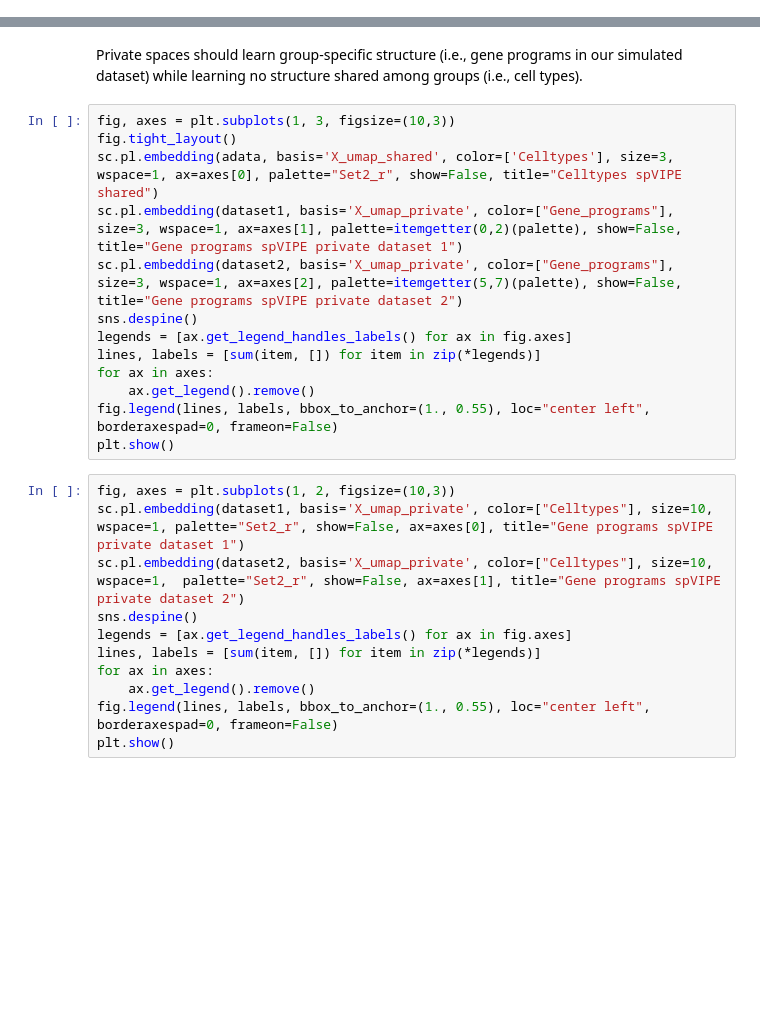
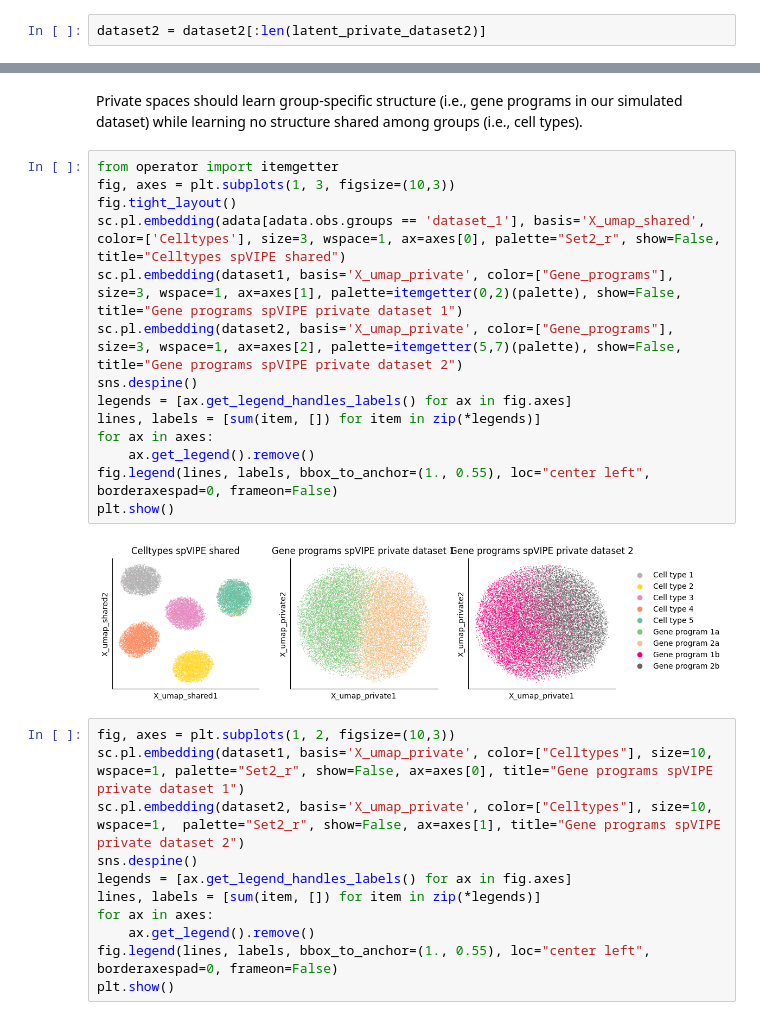
Before and after one commit to nrclaudio/spVIPES, a Jupyter notebook: docs/notebooks/Tutorial.ipynb, the cells around one changed output, grey strips where cells are left out. Saved outputs shown, nothing was run; the diff lists cells and outputs as text; blank space fills up the shorter version.

```diff
--- a/docs/notebooks/Tutorial.ipynb
+++ b/docs/notebooks/Tutorial.ipynb
@@ -104,6 +252,8 @@ dataset1.obsm['X_spVIPES_private'] = latent_private_dataset1
 sc.pp.neighbors(dataset1, use_rep="X_spVIPES_private", key_added="spvipes_private")
 sc.tl.umap(dataset1, neighbors_key="spvipes_private")
 dataset1.obsm['X_umap_private'] = dataset1.obsm['X_umap'].copy()
+# %%
+dataset2 = dataset2[:len(latent_private_dataset2)]
 # %%
 dataset2.obsm['X_spVIPES_private'] = latent_private_dataset2
 sc.pp.neighbors(dataset2, use_rep="X_spVIPES_private", key_added="spvipes_private")
@@ -114,18 +264,21 @@ palette = sns.color_palette('Accent')
 # %% [markdown]
 Private spaces should learn group-specific structure (i.e., gene programs in our simulated dataset) while learning no structure shared among groups (i.e., cell types).
 # %%
+from operator import itemgetter
 fig, axes = plt.subplots(1, 3, figsize=(10,3))
 fig.tight_layout()
-sc.pl.embedding(adata, basis='X_umap_shared', color=['Celltypes'], size=3, wspace=1, ax=axes[0], palette="Set2_r", show=False, title="Celltypes spVIPE shared")
+sc.pl.embedding(adata[adata.obs.groups == 'dataset_1'], basis='X_umap_shared', color=['Celltypes'], size=3, wspace=1, ax=axes[0], palette="Set2_r", show=False, title="Celltypes spVIPE shared")
 sc.pl.embedding(dataset1, basis='X_umap_private', color=["Gene_programs"], size=3, wspace=1, ax=axes[1], palette=itemgetter(0,2)(palette), show=False, title="Gene programs spVIPE private dataset 1")
 sc.pl.embedding(dataset2, basis='X_umap_private', color=["Gene_programs"], size=3, wspace=1, ax=axes[2], palette=itemgetter(5,7)(palette), show=False, title="Gene programs spVIPE private dataset 2")
 sns.despine()
 legends = [ax.get_legend_handles_labels() for ax in fig.axes]
 lines, labels = [sum(item, []) for item in zip(*legends)]
 for ax in axes:
     ax.get_legend().remove()
 fig.legend(lines, labels, bbox_to_anchor=(1., 0.55), loc="center left", borderaxespad=0, frameon=False)
 plt.show()
+# %% [output]
+[figure, added]
 # %%
 fig, axes = plt.subplots(1, 2, figsize=(10,3))
 sc.pl.embedding(dataset1, basis='X_umap_private', color=["Celltypes"], size=10, wspace=1, palette="Set2_r", show=False, ax=axes[0], title="Gene programs spVIPE private dataset 1")
```
Also changed, not shown: parts of 18 cells of this notebook, 3 other files.
